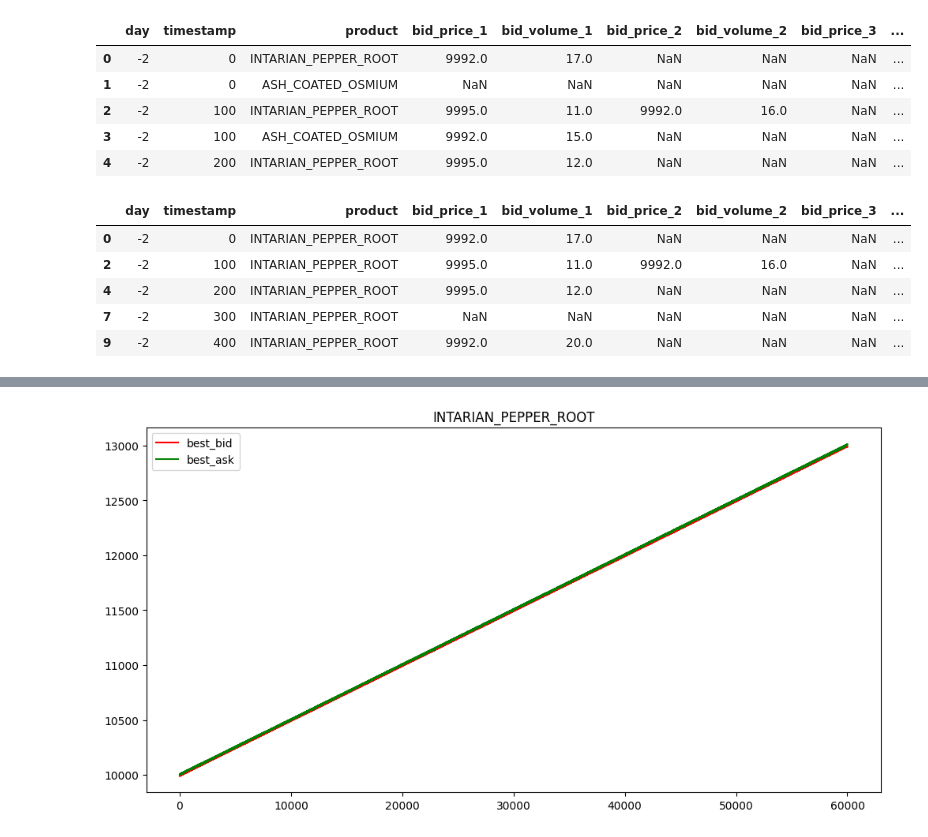
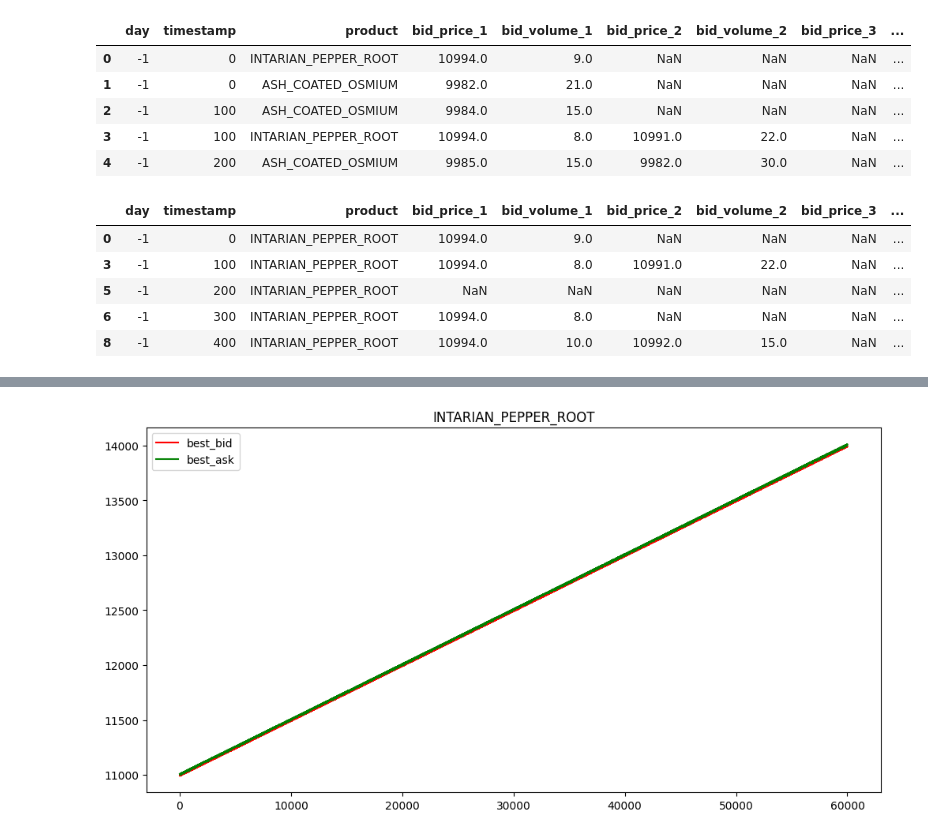
Before and after one commit to MathijsDoel/prosperity4, a Jupyter notebook: plotter.ipynb, the cells around one changed output, grey strips where cells are left out. Cells and saved outputs as stored; diff of their text form; code cells hidden in the pictures.

```diff
--- a/plotter.ipynb
+++ b/plotter.ipynb
@@ -14,20 +14,20 @@ def offset_and_concat_by_file(dfs):
         running_max = d["timestamp"].max()
     return pd.concat(adjusted, ignore_index=True)
 # %%
-day_m2 = pd.read_csv('./data/ROUND_1/prices_round_1_day_-2.csv', sep=';')
-day_m1 = pd.read_csv('./data/ROUND_1/prices_round_1_day_-1.csv', sep=';')
-day_0 = pd.read_csv('./data/ROUND_1/prices_round_1_day_0.csv', sep=';')
+day_m2 = pd.read_csv('./data/Wiki_ROUND_2_data/prices_round_2_day_-1.csv', sep=';')
+day_m1 = pd.read_csv('./data/Wiki_ROUND_2_data/prices_round_2_day_0.csv', sep=';')
+day_0 = pd.read_csv('./data/Wiki_ROUND_2_data/prices_round_2_day_1.csv', sep=';')
 
 df = offset_and_concat_by_file([day_m2, day_m1, day_0])
 
 df.head()
 # %% [output]
 |  | day | timestamp | product | bid_price_1 | bid_volume_1 | bid_price_2 | bid_volume_2 | bid_price_3 | ... |
-| 0 | -2 | 0 | INTARIAN_PEPPER_ROOT | 9992.0 | 17.0 | NaN | NaN | NaN | ... |
-| 1 | -2 | 0 | ASH_COATED_OSMIUM | NaN | NaN | NaN | NaN | NaN | ... |
-| 2 | -2 | 100 | INTARIAN_PEPPER_ROOT | 9995.0 | 11.0 | 9992.0 | 16.0 | NaN | ... |
-| 3 | -2 | 100 | ASH_COATED_OSMIUM | 9992.0 | 15.0 | NaN | NaN | NaN | ... |
-| 4 | -2 | 200 | INTARIAN_PEPPER_ROOT | 9995.0 | 12.0 | NaN | NaN | NaN | ... |
+| 0 | -1 | 0 | INTARIAN_PEPPER_ROOT | 10994.0 | 9.0 | NaN | NaN | NaN | ... |
+| 1 | -1 | 0 | ASH_COATED_OSMIUM | 9982.0 | 21.0 | NaN | NaN | NaN | ... |
+| 2 | -1 | 100 | ASH_COATED_OSMIUM | 9984.0 | 15.0 | NaN | NaN | NaN | ... |
+| 3 | -1 | 100 | INTARIAN_PEPPER_ROOT | 10994.0 | 8.0 | 10991.0 | 22.0 | NaN | ... |
+| 4 | -1 | 200 | ASH_COATED_OSMIUM | 9985.0 | 15.0 | 9982.0 | 30.0 | NaN | ... |
 # %%
 p1 = df[df["product"] == "INTARIAN_PEPPER_ROOT"]
 p2 = df[df["product"] == "ASH_COATED_OSMIUM"]
@@ -35,11 +35,11 @@ p2 = df[df["product"] == "ASH_COATED_OSMIUM"]
 p1.head()
 # %% [output]
 |  | day | timestamp | product | bid_price_1 | bid_volume_1 | bid_price_2 | bid_volume_2 | bid_price_3 | ... |
-| 0 | -2 | 0 | INTARIAN_PEPPER_ROOT | 9992.0 | 17.0 | NaN | NaN | NaN | ... |
-| 2 | -2 | 100 | INTARIAN_PEPPER_ROOT | 9995.0 | 11.0 | 9992.0 | 16.0 | NaN | ... |
-| 4 | -2 | 200 | INTARIAN_PEPPER_ROOT | 9995.0 | 12.0 | NaN | NaN | NaN | ... |
-| 7 | -2 | 300 | INTARIAN_PEPPER_ROOT | NaN | NaN | NaN | NaN | NaN | ... |
-| 9 | -2 | 400 | INTARIAN_PEPPER_ROOT | 9992.0 | 20.0 | NaN | NaN | NaN | ... |
+| 0 | -1 | 0 | INTARIAN_PEPPER_ROOT | 10994.0 | 9.0 | NaN | NaN | NaN | ... |
+| 3 | -1 | 100 | INTARIAN_PEPPER_ROOT | 10994.0 | 8.0 | 10991.0 | 22.0 | NaN | ... |
+| 5 | -1 | 200 | INTARIAN_PEPPER_ROOT | NaN | NaN | NaN | NaN | NaN | ... |
+| 6 | -1 | 300 | INTARIAN_PEPPER_ROOT | 10994.0 | 8.0 | NaN | NaN | NaN | ... |
+| 8 | -1 | 400 | INTARIAN_PEPPER_ROOT | 10994.0 | 10.0 | 10992.0 | 15.0 | NaN | ... |
 # %%
 fig, ax = plt.subplots(figsize=(12, 6))
 # ax.plot(p1["mid_price"], label="midprice")
```
Also changed, not shown: parts of 6 cells of this notebook, 1 other file.
